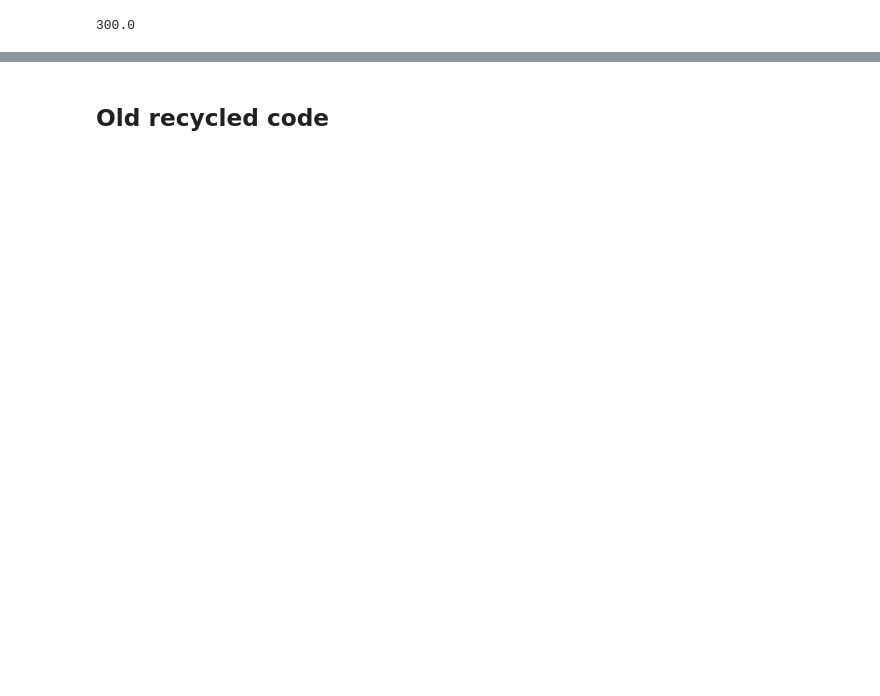
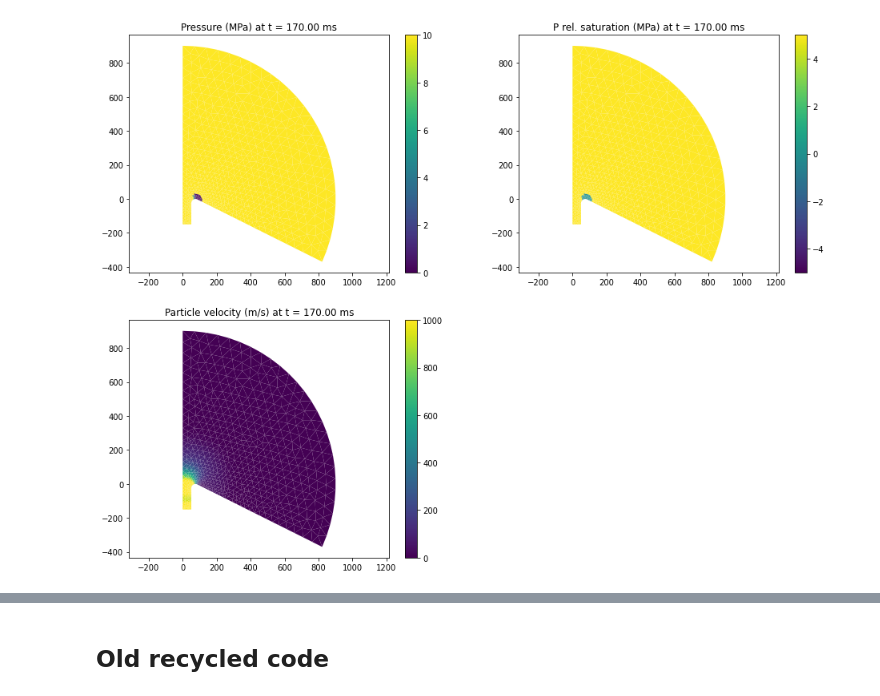
Before and after one commit to fredriclam/quail_volcano, a Jupyter notebook: scenarios/submarine/submarine_inspector.ipynb, the cells around one changed output, grey strips where cells are left out. Saved outputs shown, nothing was run; the diff lists cells and outputs as text; code cells hidden in the pictures; blank space fills up the shorter version.

Commit message:
Update to completely submarine domain verification

```diff
--- a/scenarios/submarine/submarine_inspector.ipynb
+++ b/scenarios/submarine/submarine_inspector.ipynb
@@ -78,7 +78,0 @@ x.shape, p0.shape
-# %%
-physics0 = solver_from(0).physics
-physics0.IC.pressure_interpolant(0.0)
-physics0.IC.T
-eval_pts = physics0.x
-# %% [output]
-300.0
@@ -86,0 +79,17 @@ import physics.multiphaseWLMA.iapws95_light.mixtureWLMA as mixtureWLMA
+# %%
+solver_from_multi = lambda domidx, i: readwritedatafiles.read_data_file(
+  f"submarine_proto3_atm{domidx}_{i}.pkl")
+solver_from_multi = lambda domidx, i: readwritedatafiles.read_data_file(
+  f"submarine_proto_hydro1_atm{domidx}_{i}.pkl")
+
+physics0 = solver_from_multi(1,0).physics
+x1, _ = mdtools.downsample(solver_from_multi(1,0))
+U_ess1 = physics0.IC.get_state(physics0, x1, 0.0)
+x2, _ = mdtools.downsample(solver_from_multi(2,0))
+U_ess2 = physics0.IC.get_state(physics0, x2, 0.0)
+
+x = np.concatenate((x1, x2), axis=0)
+U_ess = np.concatenate((U_ess1, U_ess2), axis=0)
+# %%
+# Default construction
+wlma = mixtureWLMA.WLMA()
@@ -86,0 +144,33 @@ import physics.multiphaseWLMA.iapws95_light.mixtureWLMA as mixtureWLMA
+# %%
+# Plot pressure, mixture states
+# clims = (0, 22.06e6)
+
+plt.figure(figsize=(16,12))
+plt.subplot(2,2,1)
+clims = (0, 10)
+mdtools.plot_mean(x, p/1e6, clims)
+sm = plt.cm.ScalarMappable(
+  norm=matplotlib.colors.Normalize(vmin=clims[0], vmax=clims[1]),
+  cmap=plt.get_cmap())
+cb = plt.colorbar(sm)
+tl = plt.title(f"Pressure (MPa) at t = {1e3*t:.2f} ms")
+
+plt.subplot(2,2,2)
+clims = (-5, 5)
+mdtools.plot_mean(x, (p - psats)/1e6, clims)
+sm = plt.cm.ScalarMappable(
+  norm=matplotlib.colors.Normalize(vmin=clims[0], vmax=clims[1]),
+  cmap=plt.get_cmap())
+cb = plt.colorbar(sm)
+tl = plt.title(f"P rel. saturation (MPa) at t = {1e3*t:.2f} ms")
+
+plt.subplot(2,2,3)
+clims = (0, 1000)
+mdtools.plot_mean(x, velnorm, clims)
+sm = plt.cm.ScalarMappable(
+  norm=matplotlib.colors.Normalize(vmin=clims[0], vmax=clims[1]),
+  cmap=plt.get_cmap())
+cb = plt.colorbar(sm)
+tl = plt.title(f"Particle velocity (m/s) at t = {1e3*t:.2f} ms")
+# %% [output]
+[figure, added]
```
Also changed, not shown: parts of 22 cells of this notebook, 4 other files.
